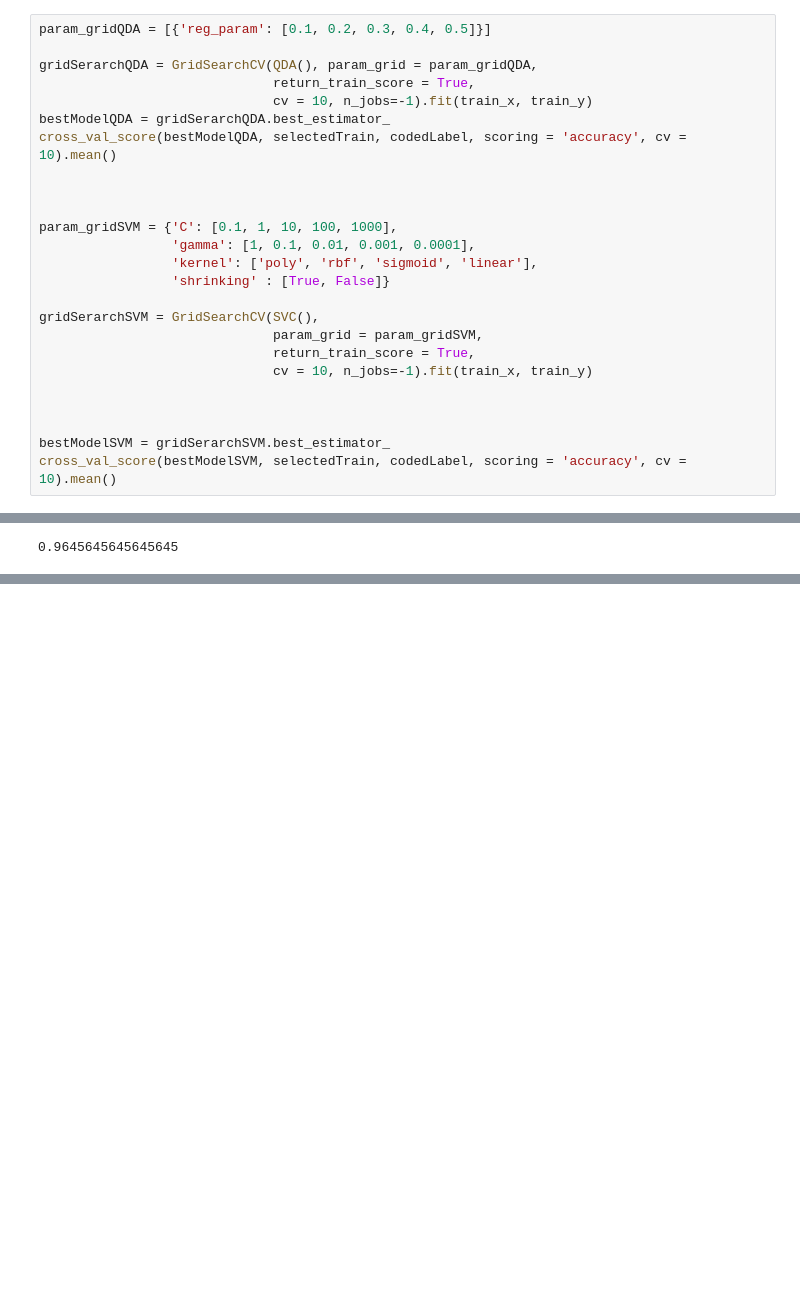
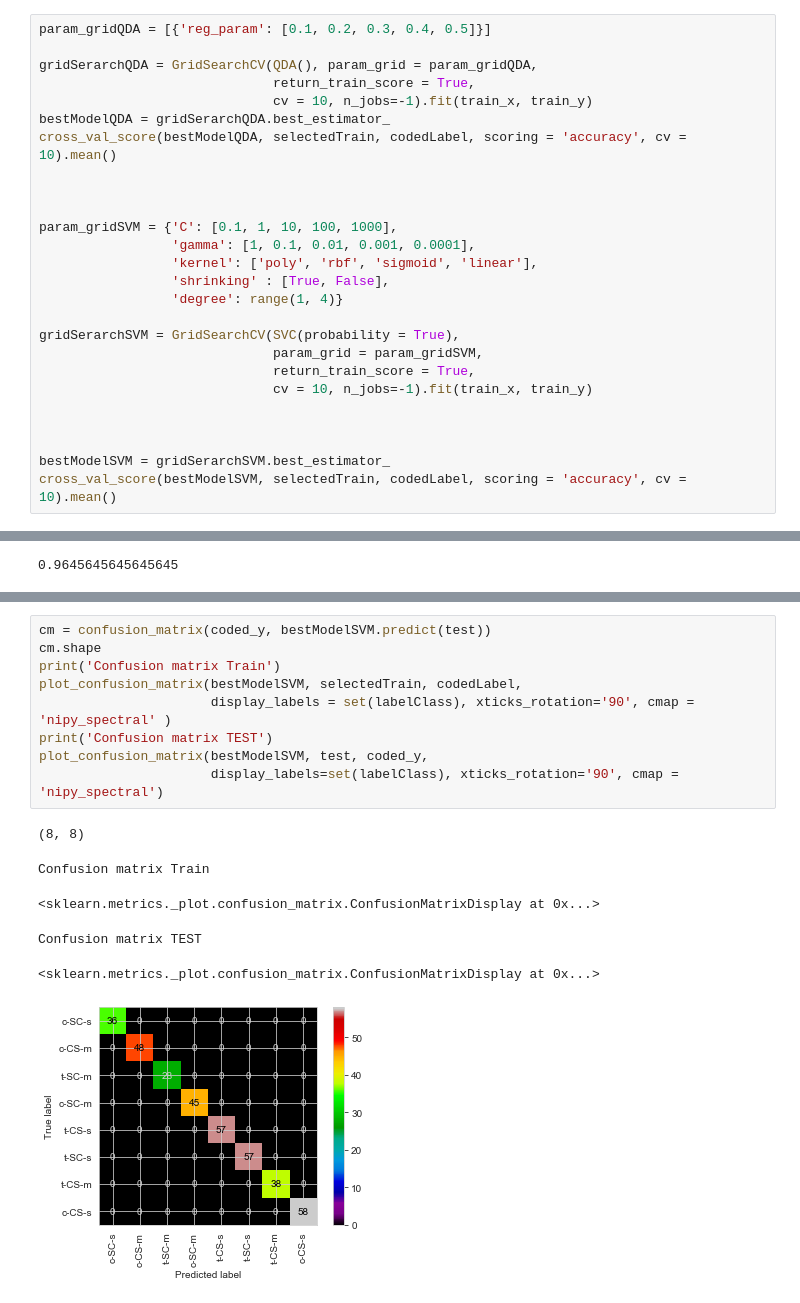
Before and after one commit to EmanuelSoda/ML_Homework, a Jupyter notebook: ML_bello.ipynb, the cells around one changed output, grey strips where cells are left out. Saved outputs shown, nothing was run; the diff lists cells and outputs as text; blank space fills up the shorter version.

```diff
--- a/ML_bello.ipynb
+++ b/ML_bello.ipynb
@@ -381,9 +406,10 @@ cross_val_score(bestModelQDA, selectedTrain, codedLabel, scoring = 'accuracy', c
 param_gridSVM = {'C': [0.1, 1, 10, 100, 1000],
                  'gamma': [1, 0.1, 0.01, 0.001, 0.0001],
                  'kernel': ['poly', 'rbf', 'sigmoid', 'linear'],
-                 'shrinking' : [True, False]}
+                 'shrinking' : [True, False],
+                 'degree': range(1, 4)}
 
-gridSerarchSVM = GridSearchCV(SVC(),
+gridSerarchSVM = GridSearchCV(SVC(probability = True),
                               param_grid = param_gridSVM,
                               return_train_score = True,
                               cv = 10, n_jobs=-1).fit(train_x, train_y)
@@ -480,3 +469,19 @@ print(classification_report(coded_y, bestModelSVM.predict(test)))
     accuracy                           0.99       245
    macro avg       0.99      0.99      0.99       245
 weighted avg       0.99      0.99      0.99       245
+# %%
+cm = confusion_matrix(coded_y, bestModelSVM.predict(test))
+cm.shape
+print('Confusion matrix Train')
+plot_confusion_matrix(bestModelSVM, selectedTrain, codedLabel,
+                      display_labels = set(labelClass), xticks_rotation='90', cmap = 'nipy_spectral' )
+print('Confusion matrix TEST')
+plot_confusion_matrix(bestModelSVM, test, coded_y,
+                      display_labels=set(labelClass), xticks_rotation='90', cmap = 'nipy_spectral')
+# %% [output]
+(8, 8)
+Confusion matrix Train
+<sklearn.metrics._plot.confusion_matrix.ConfusionMatrixDisplay at 0x...>
+Confusion matrix TEST
+<sklearn.metrics._plot.confusion_matrix.ConfusionMatrixDisplay at 0x...>
+[figure, added]
```
Also changed, not shown: parts of 34 cells of this notebook.
